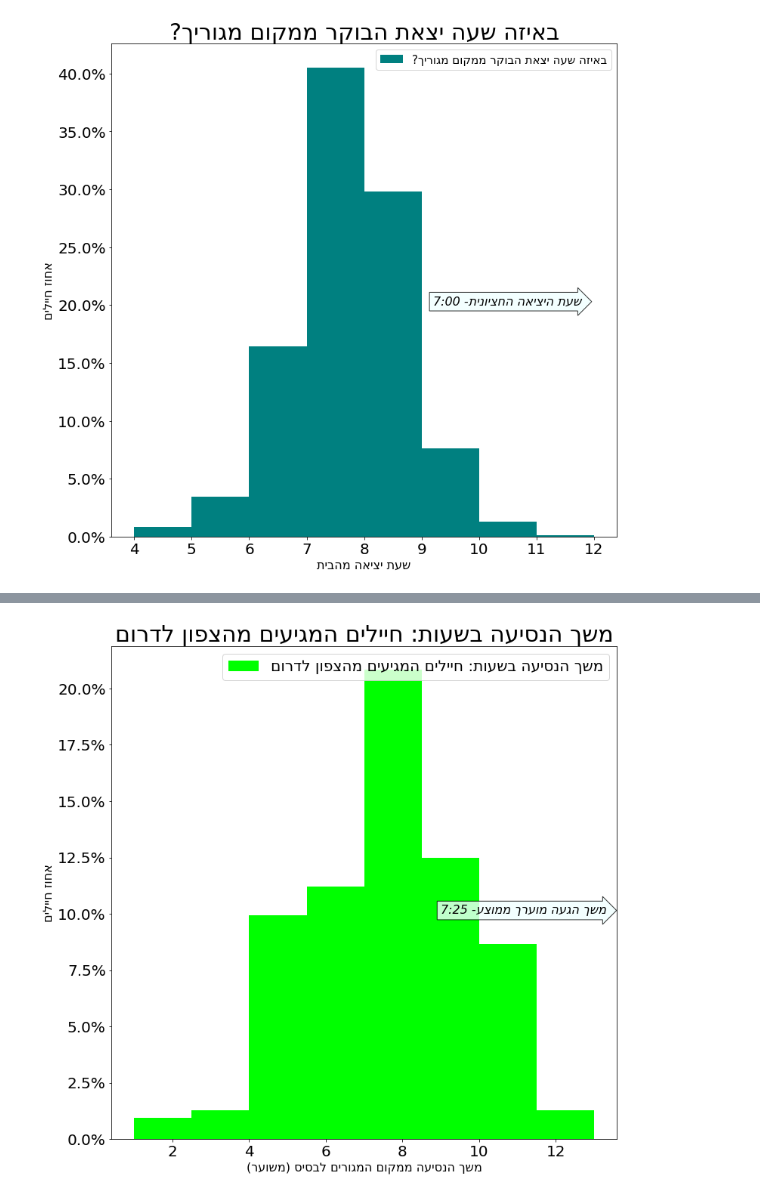
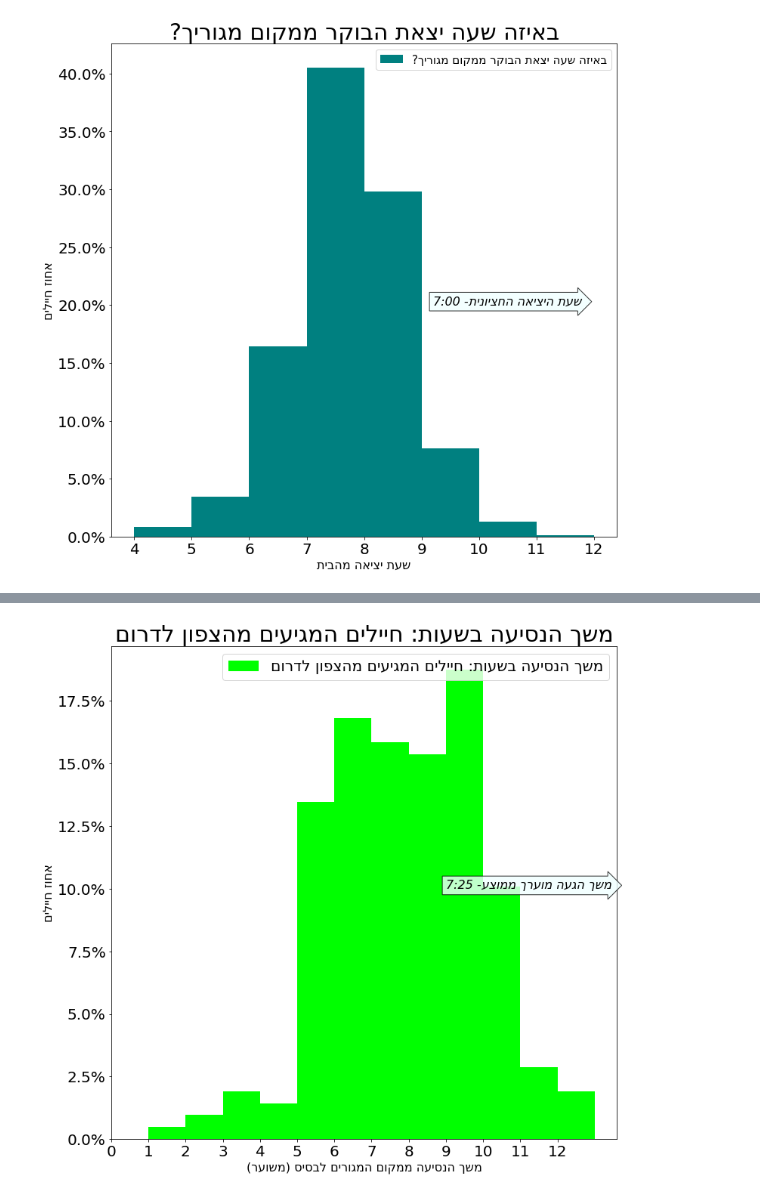
Before and after one commit to rabi320/Data-Analysis-IDF-Transportation, a Jupyter notebook: 261221.ipynb, the cells around one changed output, grey strips where cells are left out. Saved outputs shown, nothing was run; the diff lists cells and outputs as text; code cells hidden in the pictures.

```diff
--- a/261221.ipynb
+++ b/261221.ipynb
@@ -232,22 +249,23 @@ plt.show()
 # %%
 df = all_data[(all_data[all_data.columns[48]].isin(['צפון מערבי','צפון מזרחי','חיפה']))&(all_data[all_data.columns[54]].isin(['דרום','באר שבע']))]
 df = pd.DataFrame(df[df.columns[51]])
-ax = df.plot(kind = 'hist',density = True,bins = 8,color = my_colors[3], figsize = (12,12))
+ax = df.plot(kind = 'hist',density = True,bins = 12,color = my_colors[3], figsize = (12,12))
 plt.xticks(size = 20)
 plt.yticks(size = 20)
 title_text = "משך הנסיעה בשעות: חיילים המגיעים מהצפון לדרום"
 plt.title(title_text[::-1],size = 30)
 plt.legend([title_text[::-1]],fontsize = 20)
 
 plt.ylabel("אחוז חיילים"[::-1], size = 16)
 plt.xlabel("משך הנסיעה ממקום המגורים לבסיס )משוער("[::-1], size = 16)
 text = f"משך הגעה מוערך ממוצע- {str(int((df.mean() - int(df.mean()))*60))[::-1]}:{int(df.mean())}"
 ax.text(9,0.1,text[::-1], size = 16,style = 'italic',bbox=dict(facecolor='azure',alpha=0.8, edgecolor='black', boxstyle='rarrow,pad=0.3'))
 fmt = '%.0f%%' # Format you want the ticks, e.g. '40%'
 ax.yaxis.set_major_formatter(mtick.PercentFormatter(1.0))
+plt.xticks([i for i in range(13)])
 plt.show()
 # %% [output]
-[figure, old version]
+[figure, new version]
 # %%
 df = all_data[(all_data[all_data.columns[48]].isin(['דרום','באר שבע']))&(all_data[all_data.columns[54]].isin(['דרום','באר שבע']))]
 
```
Also changed, not shown: parts of 4 cells of this notebook.
